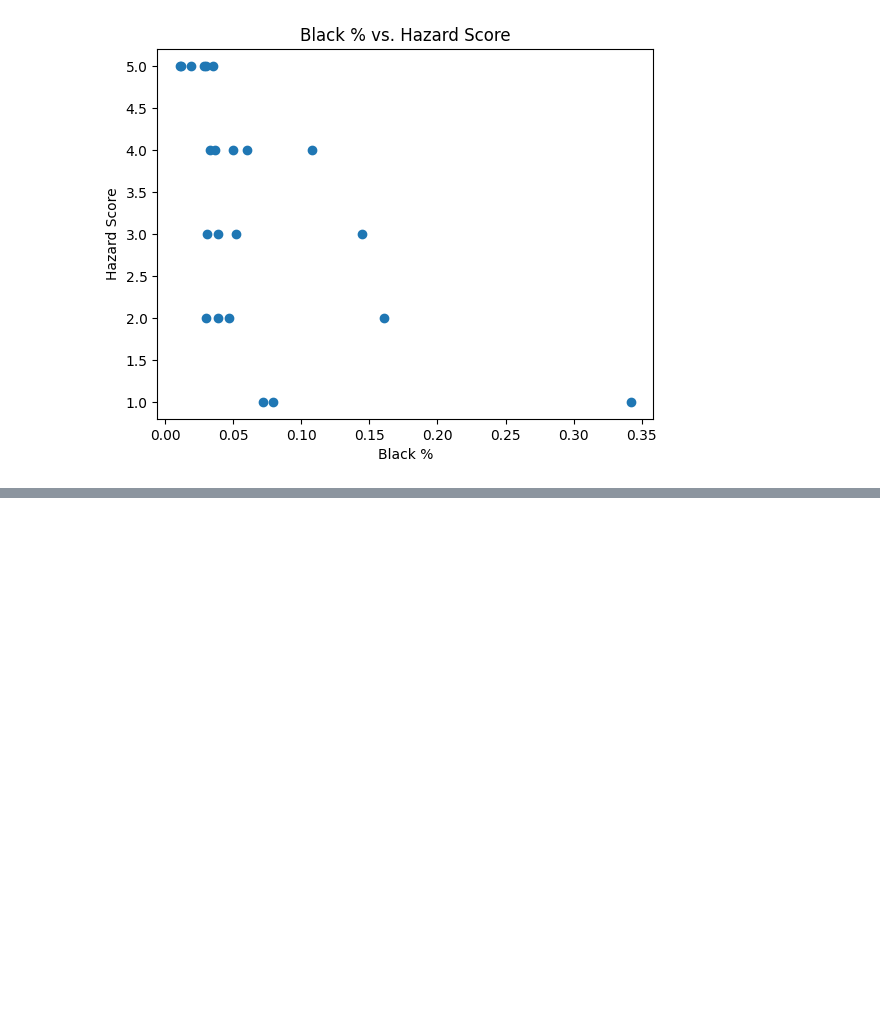
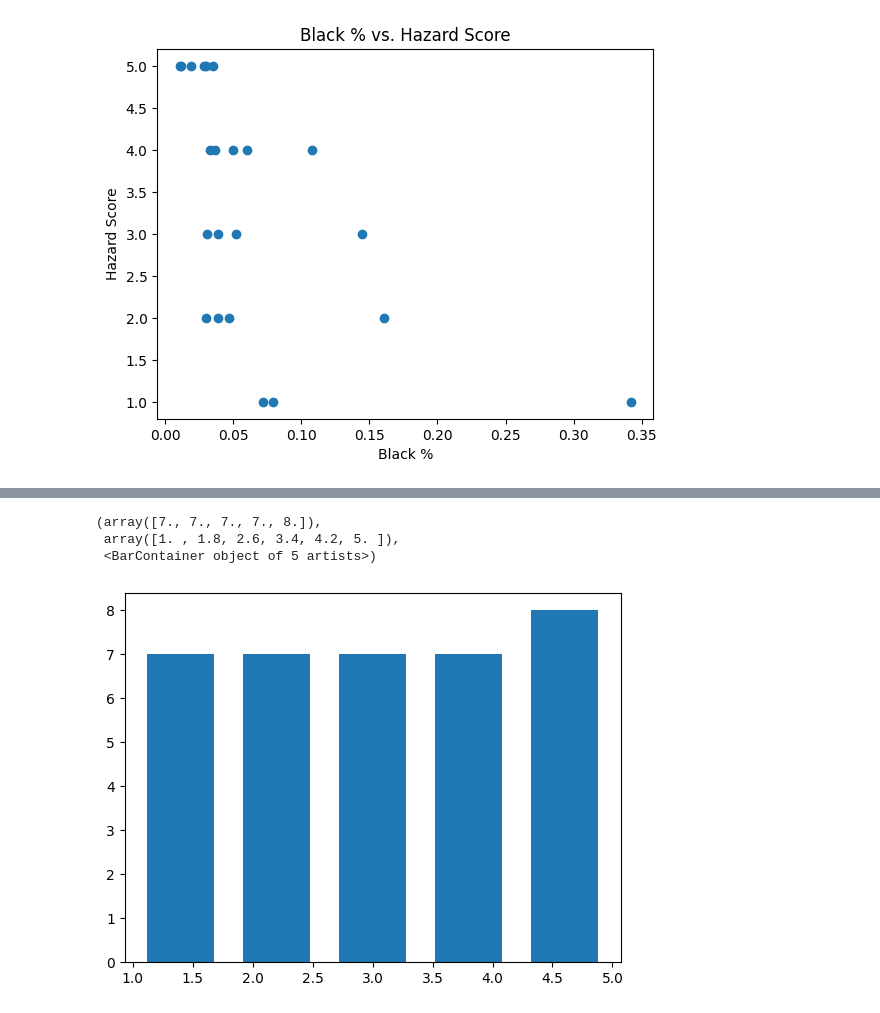
Before and after one commit to AssetAllocationApp/DBA830P3, a Jupyter notebook: Demo Notebook.ipynb, the cells around one changed output, grey strips where cells are left out. Saved outputs shown, nothing was run; the diff lists cells and outputs as text; code cells hidden in the pictures; blank space fills up the shorter version.

```diff
--- a/Demo Notebook.ipynb
+++ b/Demo Notebook.ipynb
@@ -44,0 +86,7 @@ Text(0.5, 1.0, 'Black % vs. Hazard Score')
+# %%
+plt.hist(df["Haz_Score"],bins=5,rwidth=.7)
+# %% [output]
+(array([7., 7., 7., 7., 8.]),
+ array([1. , 1.8, 2.6, 3.4, 4.2, 5. ]),
+ <BarContainer object of 5 artists>)
+[figure, added]
```
Also changed, not shown: parts of 5 cells of this notebook.
